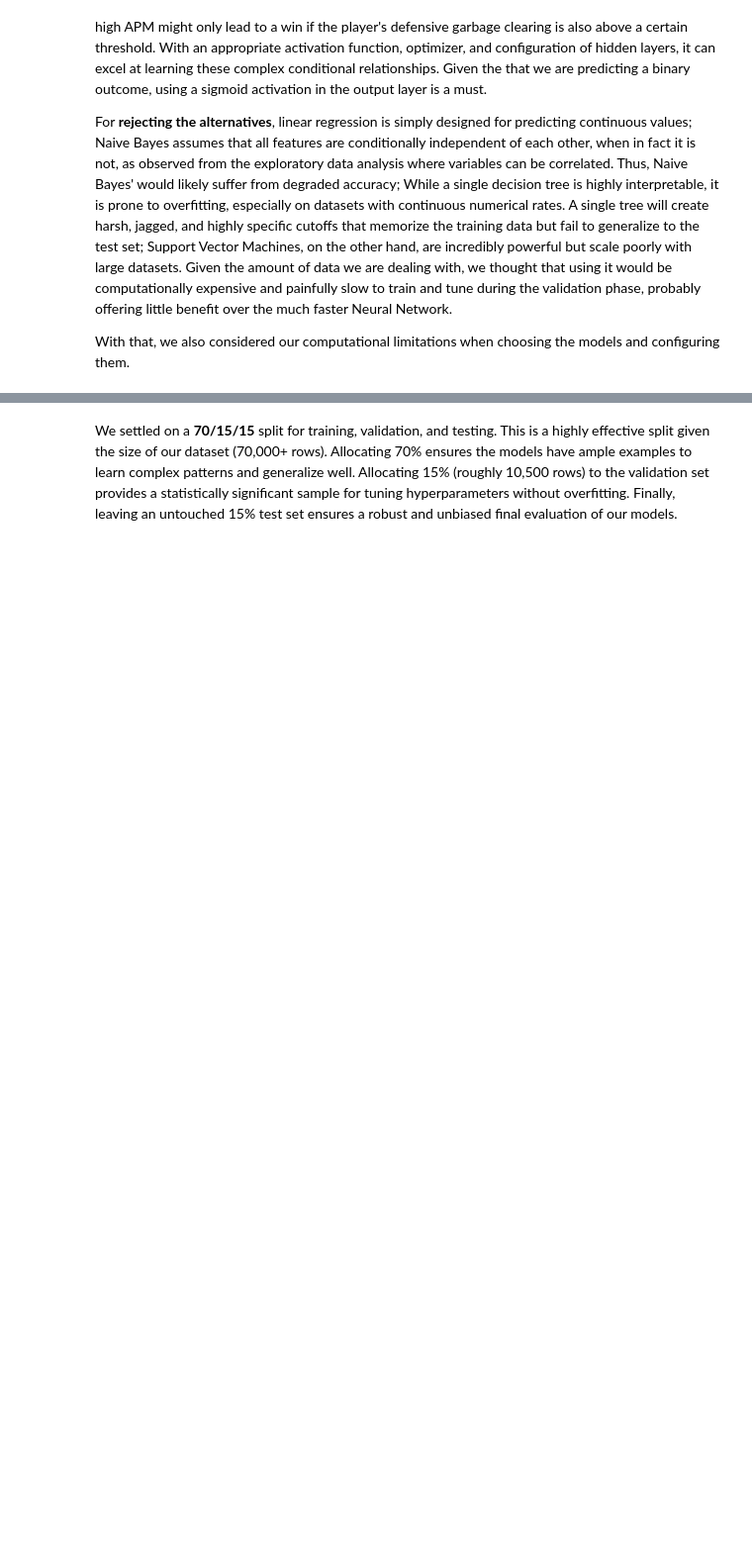
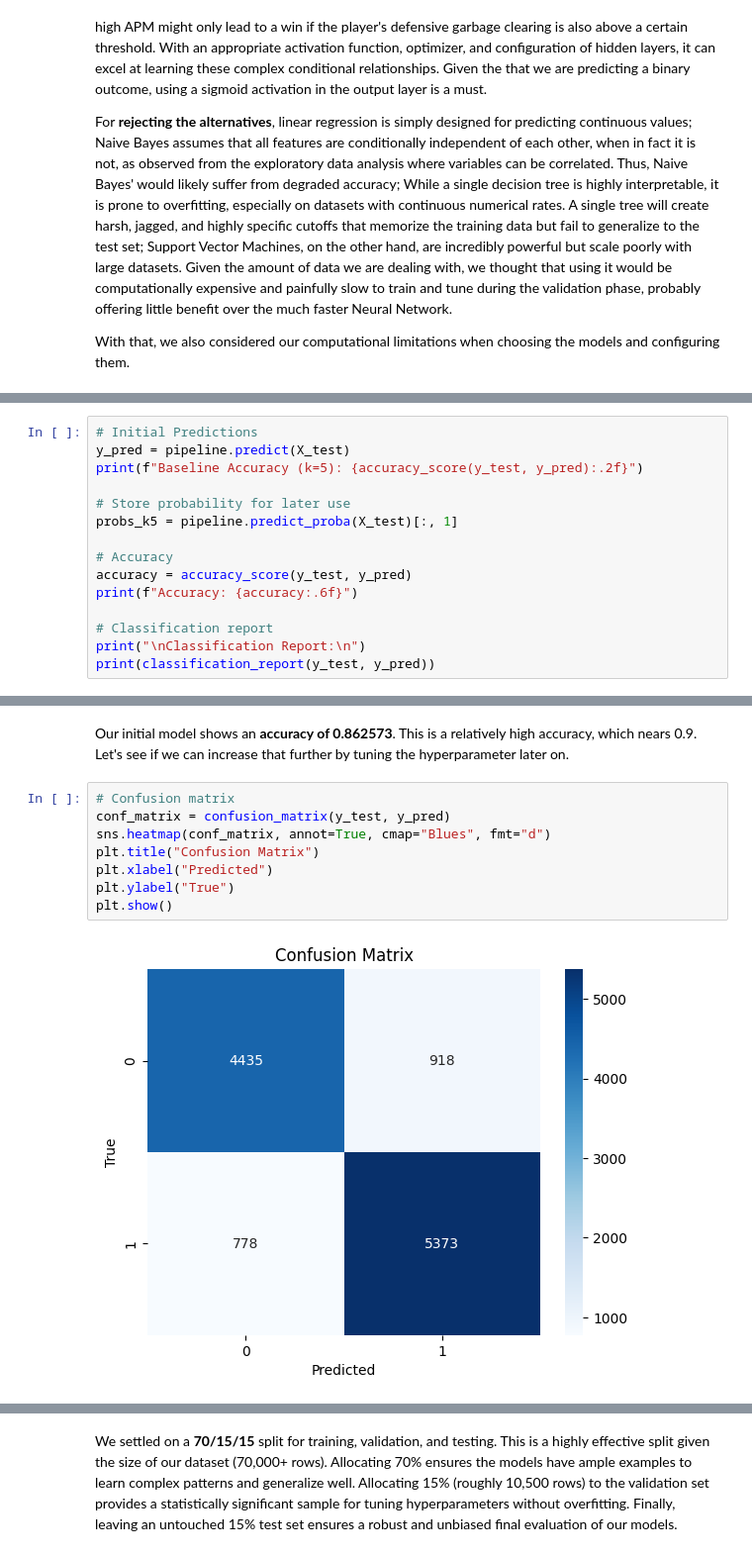
Before and after one commit to Solenad/tetrio-win-prediction, a Jupyter notebook: notebooks/STINTSY-MCO_Group3.ipynb, the cells around one changed output, grey strips where cells are left out. Shown at 99% size. Drawn from its saved outputs; the diff is of its cells as text; blank space fills up the shorter version.

```diff
--- a/notebooks/STINTSY-MCO_Group3.ipynb
+++ b/notebooks/STINTSY-MCO_Group3.ipynb
@@ -957,0 +1057,15 @@ With that, we also considered our computational limitations when choosing the mo
+# %%
+# Initial Predictions
+y_pred = pipeline.predict(X_test)
+print(f"Baseline Accuracy (k=5): {accuracy_score(y_test, y_pred):.2f}")
+
+# Store probability for later use
+probs_k5 = pipeline.predict_proba(X_test)[:, 1]
+
+# Accuracy
+accuracy = accuracy_score(y_test, y_pred)
+print(f"Accuracy: {accuracy:.6f}")
+
+# Classification report
+print("\nClassification Report:\n")
+print(classification_report(y_test, y_pred))
@@ -957,0 +1086,12 @@ With that, we also considered our computational limitations when choosing the mo
+# %% [markdown]
+Our initial model shows an **accuracy of 0.862573**. This is a relatively high accuracy, which nears 0.9. Let's see if we can increase that further by tuning the hyperparameter later on.
+# %%
+# Confusion matrix
+conf_matrix = confusion_matrix(y_test, y_pred)
+sns.heatmap(conf_matrix, annot=True, cmap="Blues", fmt="d")
+plt.title("Confusion Matrix")
+plt.xlabel("Predicted")
+plt.ylabel("True")
+plt.show()
+# %% [output]
+[figure, added]
```
Also changed, not shown: parts of 100 cells of this notebook, 1 other file.
